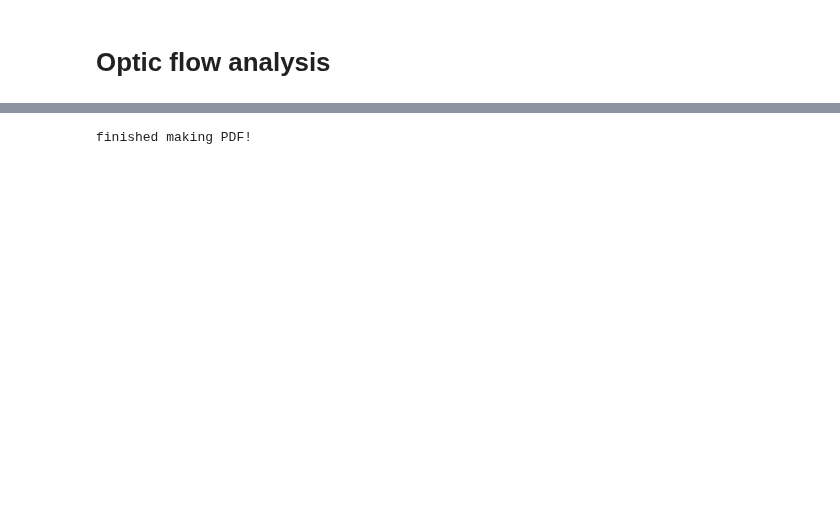
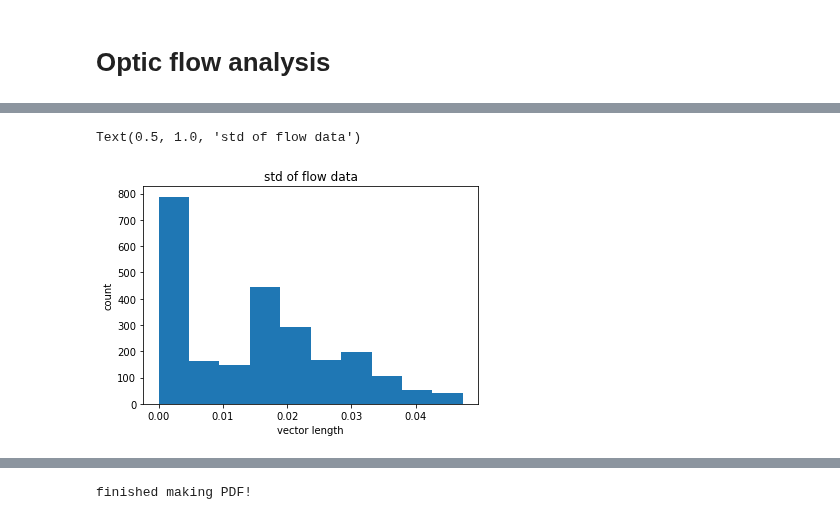
Before and after one commit to nielllab/FreelyMovingEphys, a Jupyter notebook: project_analysis/ephys/phil_group_ephys_analysis.ipynb, the cells around one changed output, grey strips where cells are left out. Saved outputs shown, nothing was run; the diff lists cells and outputs as text; code cells hidden in the pictures; blank space fills up the shorter version.

```diff
--- a/project_analysis/ephys/phil_group_ephys_analysis.ipynb
+++ b/project_analysis/ephys/phil_group_ephys_analysis.ipynb
@@ -36,0 +237,13 @@ plt.show()
+# %%
+### histogram of std vector lengths
+sta = np.nanstd(flow_data,axis=0)
+U = sta[:,:,0][:]
+V = sta[:,:,1][:]
+
+plt.hist(np.reshape(np.sqrt(U**2 + V**2),-1))
+plt.xlabel('vector length')
+plt.ylabel('count')
+plt.title('std of flow data')
+# %% [output]
+Text(0.5, 1.0, 'std of flow data')
+[figure, added]
```
Also changed, not shown: parts of 31 cells of this notebook, 1 other file.
